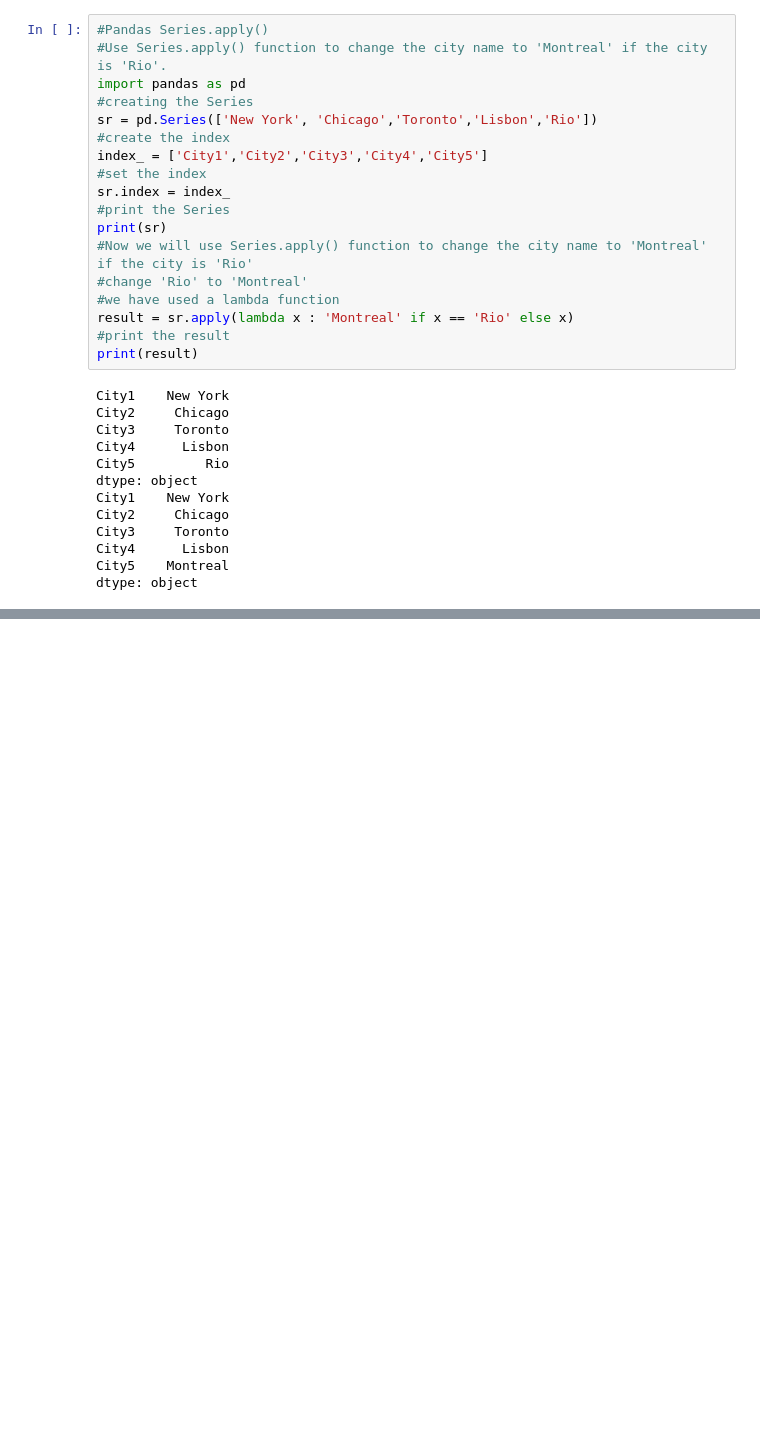
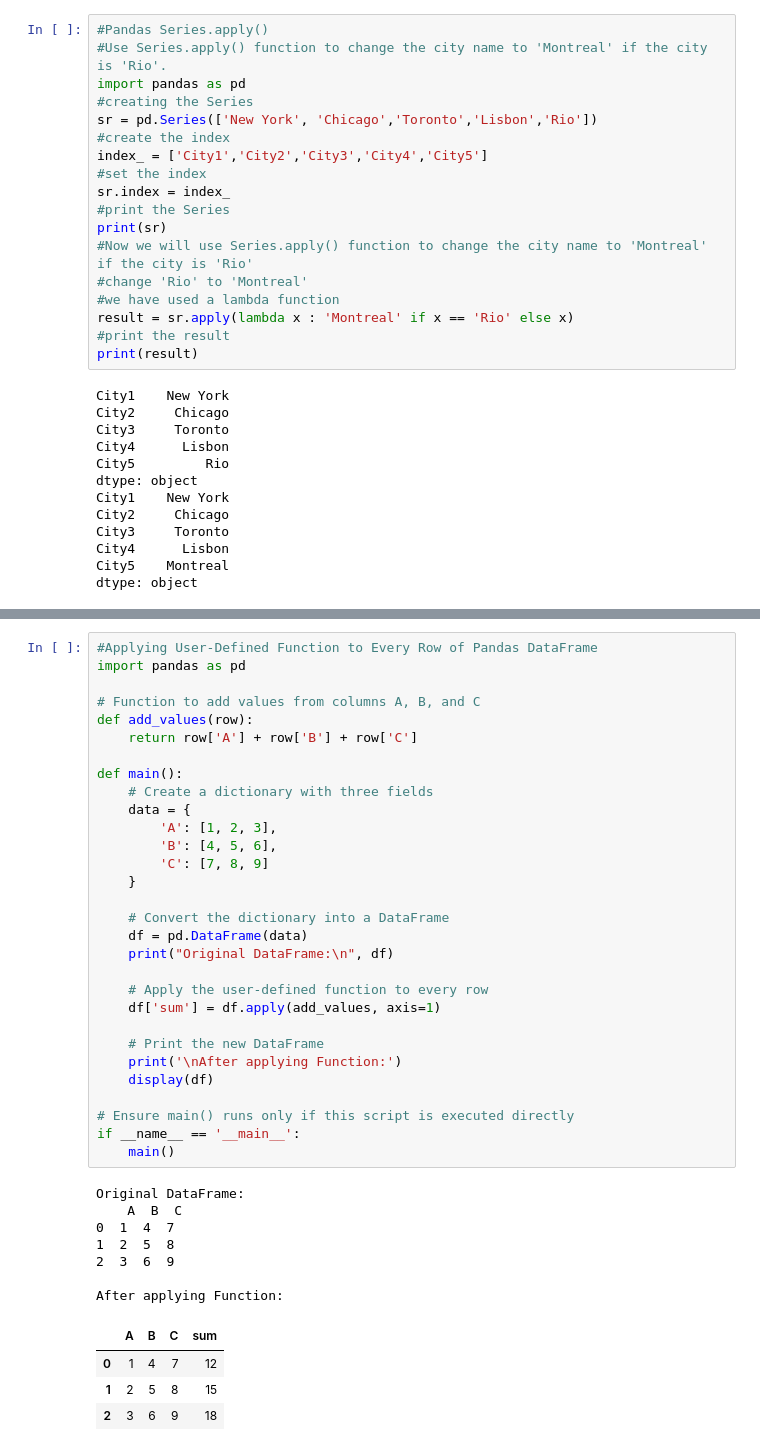
Before and after one commit to Lenmbugua/Python-Numpy-and-Pandas, a Jupyter notebook: Pandas.ipynb, the cells around one changed output, grey strips where cells are left out. Cells and saved outputs as stored; diff of their text form; blank space fills up the shorter version.

Commit message:
Applying user-defined Function to Every Row of pandas DataFrame

```diff
--- a/Pandas.ipynb
+++ b/Pandas.ipynb
@@ -1412,3 +1412,45 @@ Freq: A-DEC, dtype: float64
 2019-12-31 08:45:00     True
 2020-12-31 08:45:00    False
 Freq: A-DEC, dtype: bool
+# %%
+#Applying User-Defined Function to Every Row of Pandas DataFrame
+import pandas as pd
+
+# Function to add values from columns A, B, and C
+def add_values(row):
+    return row['A'] + row['B'] + row['C']
+
+def main():
+    # Create a dictionary with three fields
+    data = {
+        'A': [1, 2, 3],
+        'B': [4, 5, 6],
+        'C': [7, 8, 9]
+    }
+
+    # Convert the dictionary into a DataFrame
+    df = pd.DataFrame(data)
+    print("Original DataFrame:\n", df)
+
+    # Apply the user-defined function to every row
+    df['sum'] = df.apply(add_values, axis=1)
+
+    # Print the new DataFrame
+    print('\nAfter applying Function:')
+    display(df)
+
+# Ensure main() runs only if this script is executed directly
+if __name__ == '__main__':
+    main()
+# %% [output]
+Original DataFrame:
+    A  B  C
+0  1  4  7
+1  2  5  8
+2  3  6  9
+
+After applying Function:
+|  | A | B | C | sum |
+| 0 | 1 | 4 | 7 | 12 |
+| 1 | 2 | 5 | 8 | 15 |
+| 2 | 3 | 6 | 9 | 18 |
```
Also changed, not shown: parts of 1 cell of this notebook.
